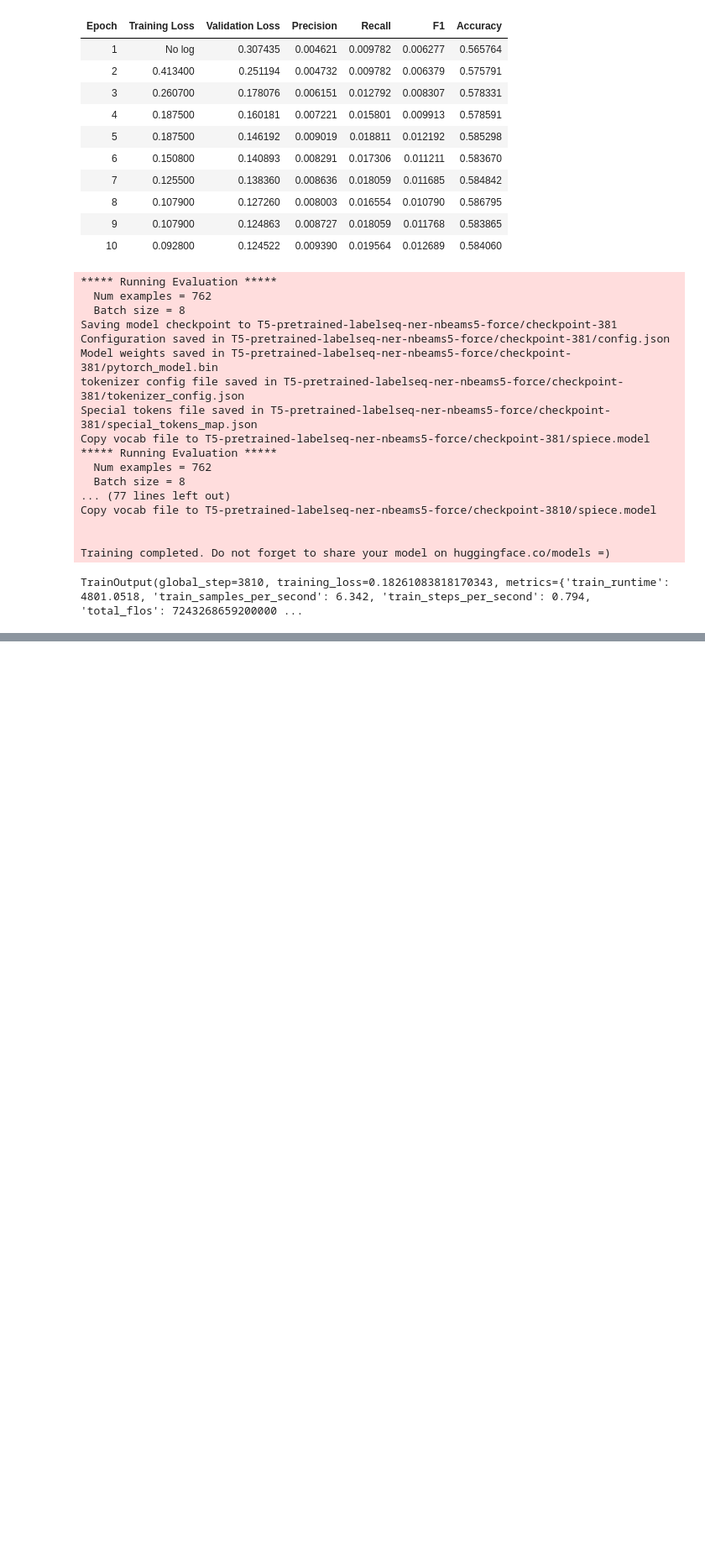
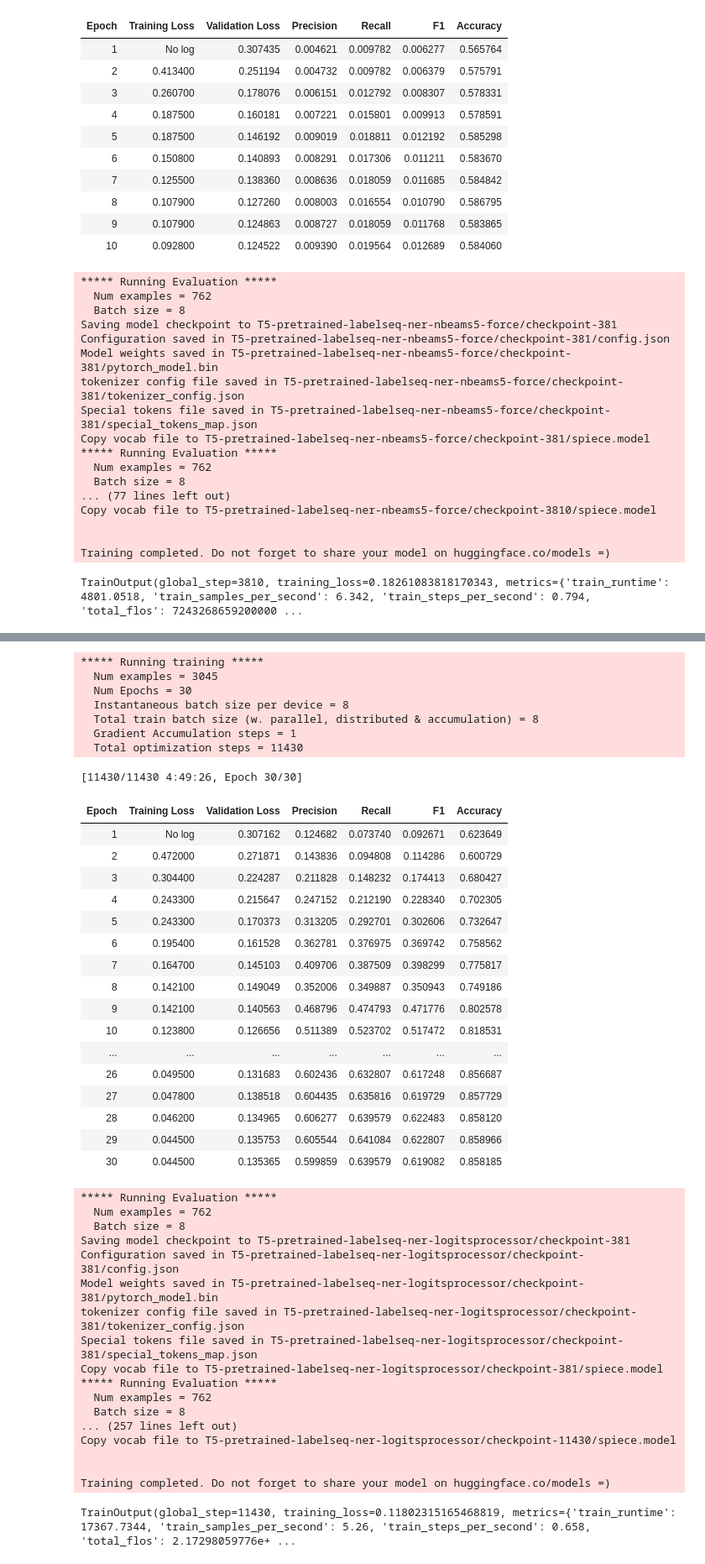
Before and after one commit to bingyinh/NLP_PNC_sample_list, a Jupyter notebook: T5_pretrained_label.ipynb, the cells around one changed output, grey strips where cells are left out. Shown at 84% size. Drawn from its saved outputs; the diff is of its cells as text; code cells hidden in the pictures; blank space fills up the shorter version.

```diff
--- a/T5_pretrained_label.ipynb
+++ b/T5_pretrained_label.ipynb
@@ -96,19 +96,17 @@ def compute_metrics(eval_preds):
     if isinstance(preds, tuple):
         preds = preds[0]
 
+    # somehow preds are also getting padded with -100s...
+    preds = np.where(preds != -100, preds, tokenizer.pad_token_id)
     decoded_preds = tokenizer.batch_decode(preds, skip_special_tokens=True)
 
     # Replace -100s in the labels as we can't decode them
     labels = np.where(labels != -100, labels, tokenizer.pad_token_id)
     decoded_labels = tokenizer.batch_decode(labels, skip_special_tokens=True)
-#     print(f'preds: {decoded_preds}')
-#     print(f'labels: {decoded_labels}')
 
     # Some simple post-processing
     decoded_preds = [pred.strip().split() for pred in decoded_preds]
     decoded_labels = [label.strip().split() for label in decoded_labels]
-#     print(f'post-process preds: {decoded_preds}')
-#     print(f'post-process labels: {decoded_labels}')
 
     # More post-processing to make sure the predicted seq has the same len as labels
     for i in range(len(decoded_labels)):
@@ -117,8 +115,6 @@ def compute_metrics(eval_preds):
             decoded_preds[i] = decoded_preds[i][:label_len]
         elif len(decoded_preds[i]) < label_len:
             decoded_preds[i] += ['O']*(label_len-len(decoded_preds[i]))
-#     print(f'preds for eval: {decoded_preds}')
-#     print(f'labels for eval: {decoded_labels}')
 
     all_metrics = metric.compute(predictions=decoded_preds, references=decoded_labels)
     return {
@@ -567,0 +566,9 @@ TrainOutput(global_step=3810, training_loss=0.18261083818170343, metrics={'train
+# %%
+# get possible ids of label tokens
+labelids = set()
+for thing in training_set:
+    labelids.update(thing['labels'].numpy())
+labelids.remove(tokenizer.eos_token_id)
+labelids.remove(-100)
+labelids = torch.LongTensor(list(labelids))
+labelids
@@ -567,0 +577,2 @@ TrainOutput(global_step=3810, training_loss=0.18261083818170343, metrics={'train
+# %%
+model = T5ForConditionalGeneration.from_pretrained("t5-base")
@@ -567,0 +584,60 @@ TrainOutput(global_step=3810, training_loss=0.18261083818170343, metrics={'train
+# %%
+args = Seq2SeqTrainingArguments(
+    "T5-pretrained-labelseq-ner-logitsprocessor", evaluation_strategy="epoch", save_strategy="epoch",
+    learning_rate=5e-5, num_train_epochs=30, weight_decay=0.01, predict_with_generate=True,
+    per_device_train_batch_size=8, seed=7, #     no_cuda=True,
+    )
+
+data_collator = DataCollatorForSeq2Seq(tokenizer, model=model)
+trainer = MyTrainer(
+    model=model, args=args, train_dataset=training_set, eval_dataset=val_set,
+    data_collator=data_collator, compute_metrics=compute_metrics, tokenizer=tokenizer,
+)
+beamsz = 5
+# %%
+trainer.set_things(labelids, tokenizer, beamsz)
+trainer.train()
+# %% [output]
+***** Running training *****
+  Num examples = 3045
+  Num Epochs = 30
+  Instantaneous batch size per device = 8
+  Total train batch size (w. parallel, distributed & accumulation) = 8
+  Gradient Accumulation steps = 1
+  Total optimization steps = 11430
+[11430/11430 4:49:26, Epoch 30/30]
+| Epoch | Training Loss | Validation Loss | Precision | Recall | F1 | Accuracy |
+| 1 | No log | 0.307162 | 0.124682 | 0.073740 | 0.092671 | 0.623649 |
+| 2 | 0.472000 | 0.271871 | 0.143836 | 0.094808 | 0.114286 | 0.600729 |
+| 3 | 0.304400 | 0.224287 | 0.211828 | 0.148232 | 0.174413 | 0.680427 |
+| 4 | 0.243300 | 0.215647 | 0.247152 | 0.212190 | 0.228340 | 0.702305 |
+| 5 | 0.243300 | 0.170373 | 0.313205 | 0.292701 | 0.302606 | 0.732647 |
+| 6 | 0.195400 | 0.161528 | 0.362781 | 0.376975 | 0.369742 | 0.758562 |
+| 7 | 0.164700 | 0.145103 | 0.409706 | 0.387509 | 0.398299 | 0.775817 |
+| 8 | 0.142100 | 0.149049 | 0.352006 | 0.349887 | 0.350943 | 0.749186 |
+| 9 | 0.142100 | 0.140563 | 0.468796 | 0.474793 | 0.471776 | 0.802578 |
+| 10 | 0.123800 | 0.126656 | 0.511389 | 0.523702 | 0.517472 | 0.818531 |
+| ... | ... | ... | ... | ... | ... | ... |
+| 26 | 0.049500 | 0.131683 | 0.602436 | 0.632807 | 0.617248 | 0.856687 |
+| 27 | 0.047800 | 0.138518 | 0.604435 | 0.635816 | 0.619729 | 0.857729 |
+| 28 | 0.046200 | 0.134965 | 0.606277 | 0.639579 | 0.622483 | 0.858120 |
+| 29 | 0.044500 | 0.135753 | 0.605544 | 0.641084 | 0.622807 | 0.858966 |
+| 30 | 0.044500 | 0.135365 | 0.599859 | 0.639579 | 0.619082 | 0.858185 |
+***** Running Evaluation *****
+  Num examples = 762
+  Batch size = 8
+Saving model checkpoint to T5-pretrained-labelseq-ner-logitsprocessor/checkpoint-381
+Configuration saved in T5-pretrained-labelseq-ner-logitsprocessor/checkpoint-381/config.json
+Model weights saved in T5-pretrained-labelseq-ner-logitsprocessor/checkpoint-381/pytorch_model.bin
+tokenizer config file saved in T5-pretrained-labelseq-ner-logitsprocessor/checkpoint-381/tokenizer_config.json
+Special tokens file saved in T5-pretrained-labelseq-ner-logitsprocessor/checkpoint-381/special_tokens_map.json
+Copy vocab file to T5-pretrained-labelseq-ner-logitsprocessor/checkpoint-381/spiece.model
+***** Running Evaluation *****
+  Num examples = 762
+  Batch size = 8
+... (257 lines left out)
+Copy vocab file to T5-pretrained-labelseq-ner-logitsprocessor/checkpoint-11430/spiece.model
+
+
+Training completed. Do not forget to share your model on huggingface.co/models =)
+TrainOutput(global_step=11430, training_loss=0.11802315165468819, metrics={'train_runtime': 17367.7344, 'train_samples_per_second': 5.26, 'train_steps_per_second': 0.658, 'total_flos': 2.17298059776e+ ...
```
Also changed, not shown: parts of 28 cells of this notebook.
